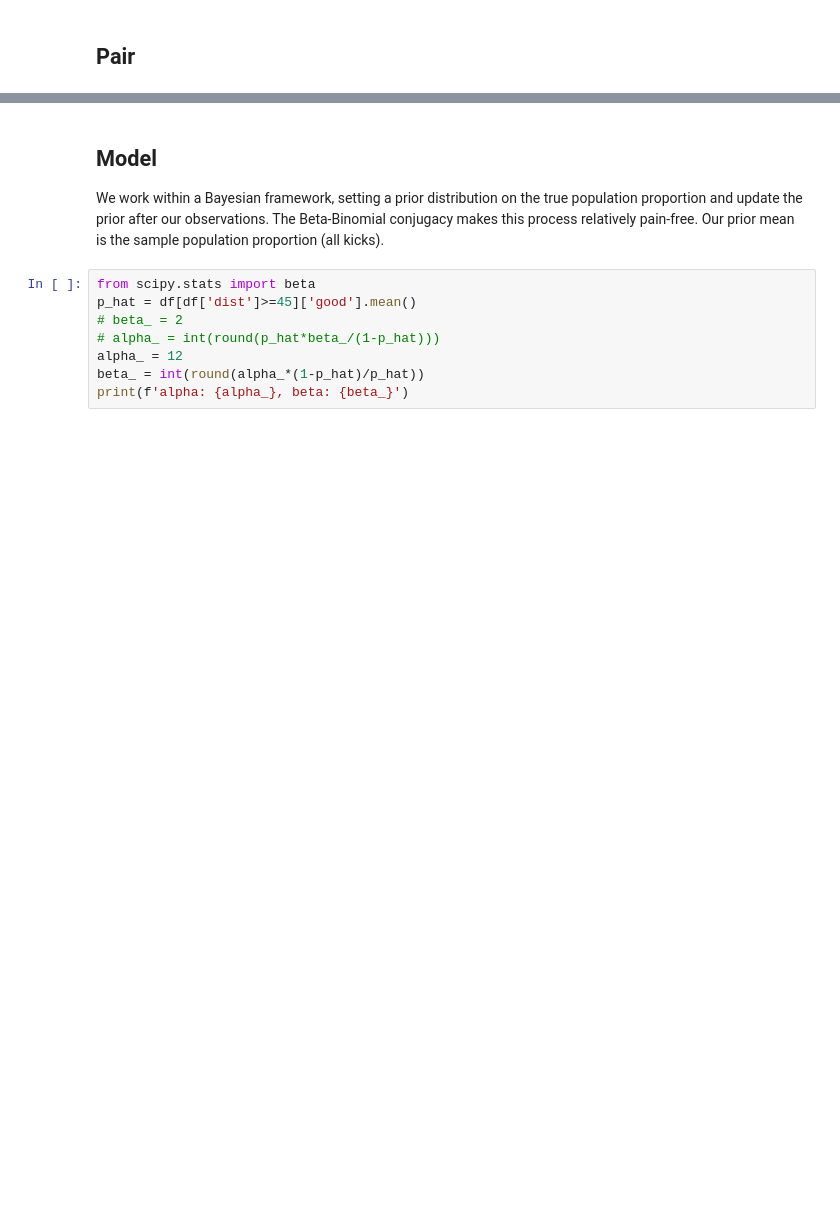
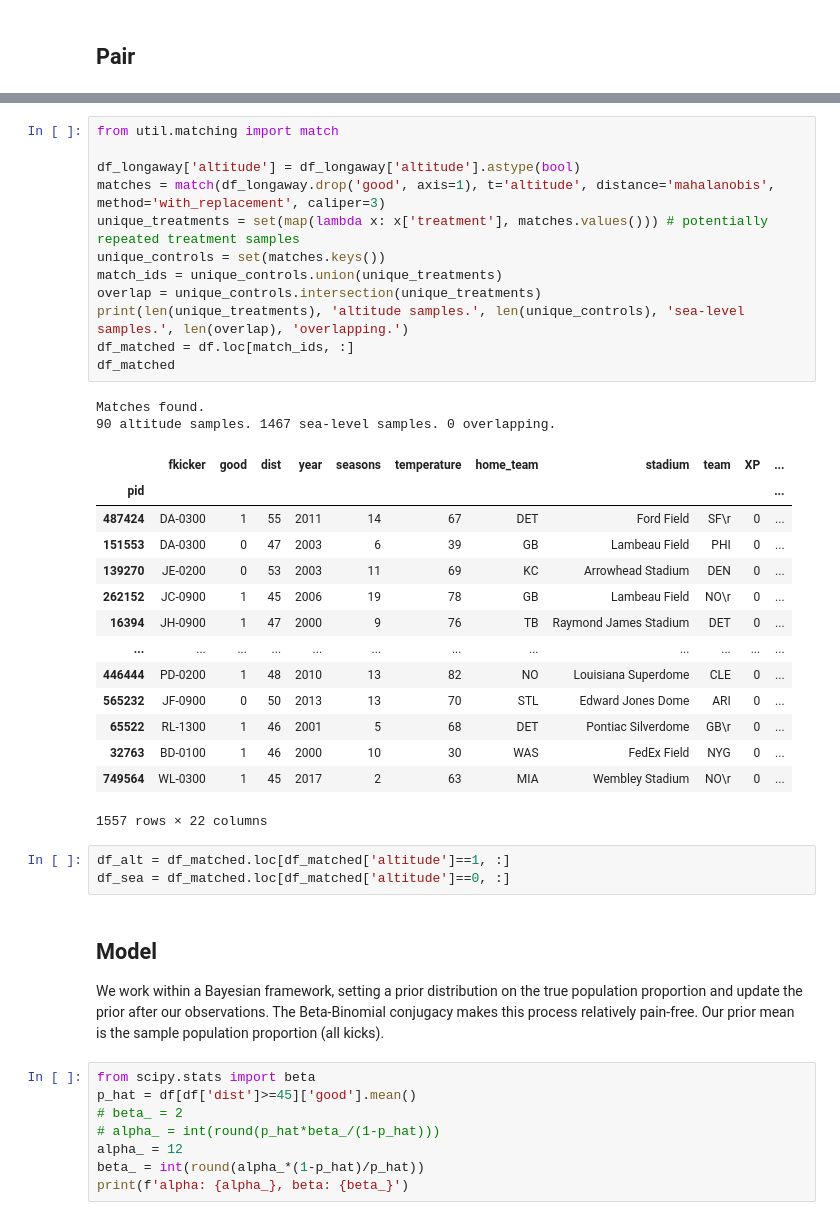
Before and after one commit to lewisbails/nfl-project, a Jupyter notebook: notebooks/altitude.ipynb, the cells around one changed output, grey strips where cells are left out. Saved outputs shown, nothing was run; the diff lists cells and outputs as text; blank space fills up the shorter version.

```diff
--- a/notebooks/altitude.ipynb
+++ b/notebooks/altitude.ipynb
@@ -172,3 +83,35 @@ df_altitude
+# %%
+from util.matching import match
+
+df_longaway['altitude'] = df_longaway['altitude'].astype(bool)
+matches = match(df_longaway.drop('good', axis=1), t='altitude', distance='mahalanobis', method='with_replacement', caliper=3)
+unique_treatments = set(map(lambda x: x['treatment'], matches.values())) # potentially repeated treatment samples
+unique_controls = set(matches.keys())
+match_ids = unique_controls.union(unique_treatments)
+overlap = unique_controls.intersection(unique_treatments)
+print(len(unique_treatments), 'altitude samples.', len(unique_controls), 'sea-level samples.', len(overlap), 'overlapping.')
+df_matched = df.loc[match_ids, :]
+df_matched
+# %% [output]
+Matches found.
+90 altitude samples. 1467 sea-level samples. 0 overlapping.
+|  | fkicker | good | dist | year | seasons | temperature | home_team | stadium | team | XP | ... |
+| pid |  |  |  |  |  |  |  |  |  |  | ... |
+| 487424 | DA-0300 | 1 | 55 | 2011 | 14 | 67 | DET | Ford Field | SF\r | 0 | ... |
+| 151553 | DA-0300 | 0 | 47 | 2003 | 6 | 39 | GB | Lambeau Field | PHI | 0 | ... |
+| 139270 | JE-0200 | 0 | 53 | 2003 | 11 | 69 | KC | Arrowhead Stadium | DEN | 0 | ... |
+| 262152 | JC-0900 | 1 | 45 | 2006 | 19 | 78 | GB | Lambeau Field | NO\r | 0 | ... |
+| 16394 | JH-0900 | 1 | 47 | 2000 | 9 | 76 | TB | Raymond James Stadium | DET | 0 | ... |
+| ... | ... | ... | ... | ... | ... | ... | ... | ... | ... | ... | ... |
+| 446444 | PD-0200 | 1 | 48 | 2010 | 13 | 82 | NO | Louisiana Superdome | CLE | 0 | ... |
+| 565232 | JF-0900 | 0 | 50 | 2013 | 13 | 70 | STL | Edward Jones Dome | ARI | 0 | ... |
+| 65522 | RL-1300 | 1 | 46 | 2001 | 5 | 68 | DET | Pontiac Silverdome | GB\r | 0 | ... |
+| 32763 | BD-0100 | 1 | 46 | 2000 | 10 | 30 | WAS | FedEx Field | NYG | 0 | ... |
+| 749564 | WL-0300 | 1 | 45 | 2017 | 2 | 63 | MIA | Wembley Stadium | NO\r | 0 | ... |
+1557 rows × 22 columns
+# %%
+df_alt = df_matched.loc[df_matched['altitude']==1, :]
+df_sea = df_matched.loc[df_matched['altitude']==0, :]
 # %% [markdown]
 ## Model
 
```
Also changed, not shown: parts of 17 cells of this notebook, 1 other file.
